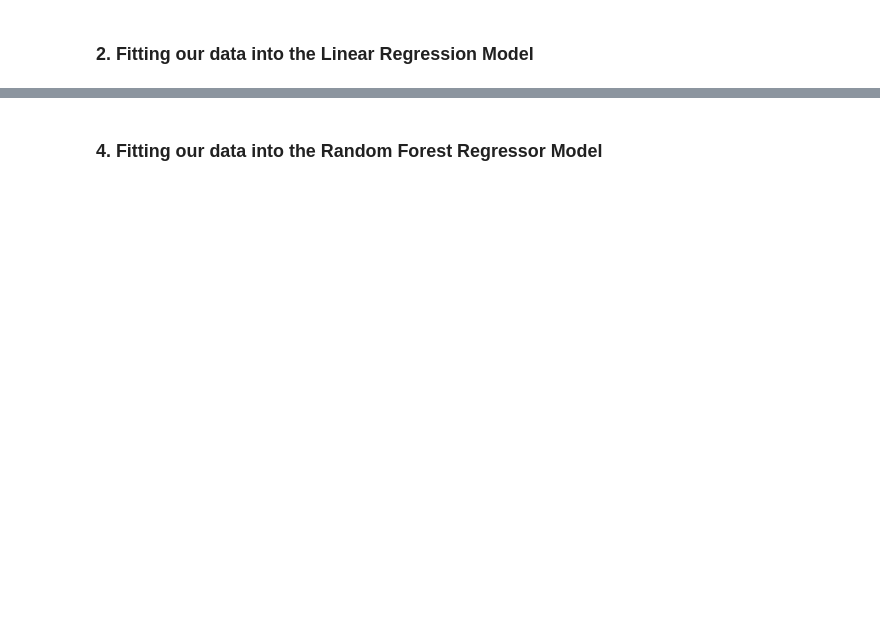
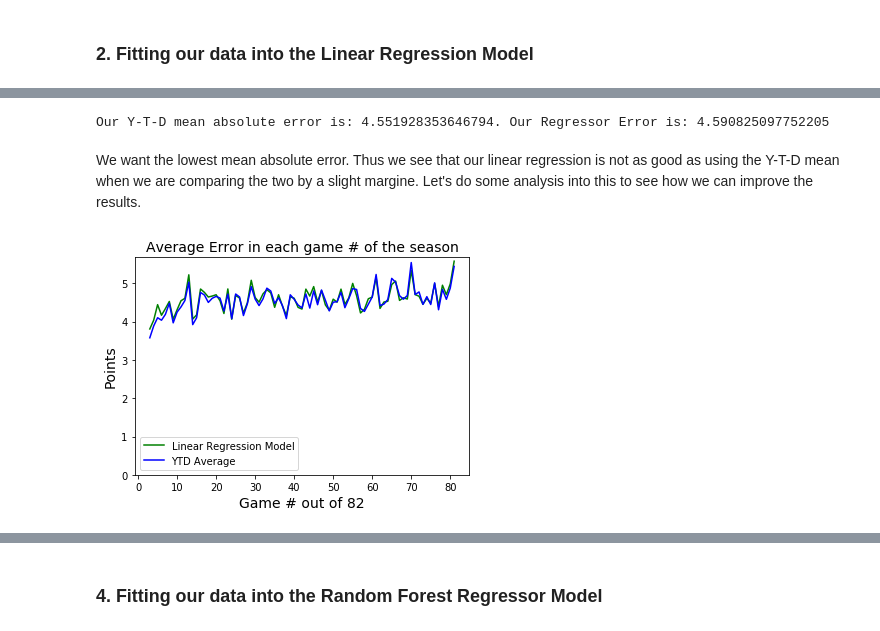
Before and after one commit to btsao604/Capstone_1, a Jupyter notebook: Final_Report/Capstone_Project_1_In-Depth_Analysis.ipynb, the cells around one changed output, grey strips where cells are left out. Saved outputs shown, nothing was run; the diff lists cells and outputs as text; code cells hidden in the pictures; blank space fills up the shorter version.

```diff
--- a/Final_Report/Capstone_Project_1_In-Depth_Analysis.ipynb
+++ b/Final_Report/Capstone_Project_1_In-Depth_Analysis.ipynb
@@ -110,3 +105,9 @@ X_train, X_test, y_train, y_test = train_test_split(X, y, test_size=0.2, random_
+# %%
+X_test = test_set.drop(['PTS','PTS_AVGLAST3GAMES','PTS_YTD'], axis = 1)
+y_test = test_set[['PTS']]
+# %%
+YTD_train = train_set['PTS_YTD']
+YTD_test = test_set['PTS_YTD']
 # %% [markdown]
 <h3>2. Fitting our data into the Linear Regression Model</h3>
 # %%
@@ -125,0 +151,30 @@ print(score)
+# %%
+ytd_error = abs(YTD_test - y_test['PTS'])
+mean_ytd_error = np.mean(ytd_error)
+regressor_pred = []
+for x in regressor.predict(X_test):
+    for i in x:
+        regressor_pred.append(i)
+regressor_error = abs(regressor_pred - y_test['PTS'].values)
+mean_regressor_error = np.mean(regressor_error)
+print("Our Y-T-D mean absolute error is: "+ str(mean_ytd_error) + ". Our Regressor Error is: "+ str(mean_regressor_error))
+# %% [output]
+Our Y-T-D mean absolute error is: 4.551928353646794. Our Regressor Error is: 4.590825097752205
+# %% [markdown]
+<p>We want the lowest mean absolute error. Thus we see that our linear regression is not as good as using the Y-T-D mean when we are comparing the two by a slight margine. Let's do some analysis into this to see how we can improve the results.</p>
+# %%
+#Creating a new regression specific data frame with Y-T-D results & the regression results
+regressor_dataframe = observation_test
+regressor_dataframe['REGRESSOR_ERROR'] = regressor_error
+regressor_dataframe['REGRESSION_PRED'] = regressor_pred
+regressor_dataframe['YTD_ERROR'] = ytd_error
+# %%
+reg_ytd_errors = plt.plot(regressor_dataframe[['GAME_NUMBER', 'REGRESSOR_ERROR']].groupby(['GAME_NUMBER']).mean(), color="green", label="Linear Regression Model")
+reg_ytd_errors = plt.plot(regressor_dataframe[['GAME_NUMBER', 'YTD_ERROR']].groupby(['GAME_NUMBER']).mean(), color="blue", label="YTD Average")
+reg_ytd_errors = plt.legend()
+reg_ytd_errors = plt.xlabel('Game # out of 82', fontsize=14)
+reg_ytd_errors = plt.ylabel('Points', fontsize=14)
+reg_ytd_errors = plt.title('Average Error in each game # of the season', fontsize=14)
+reg_ytd_errors = plt.ylim(ymin=0)
+# %% [output]
+[figure, added]
```
Also changed, not shown: parts of 37 cells of this notebook, 12 other files.
